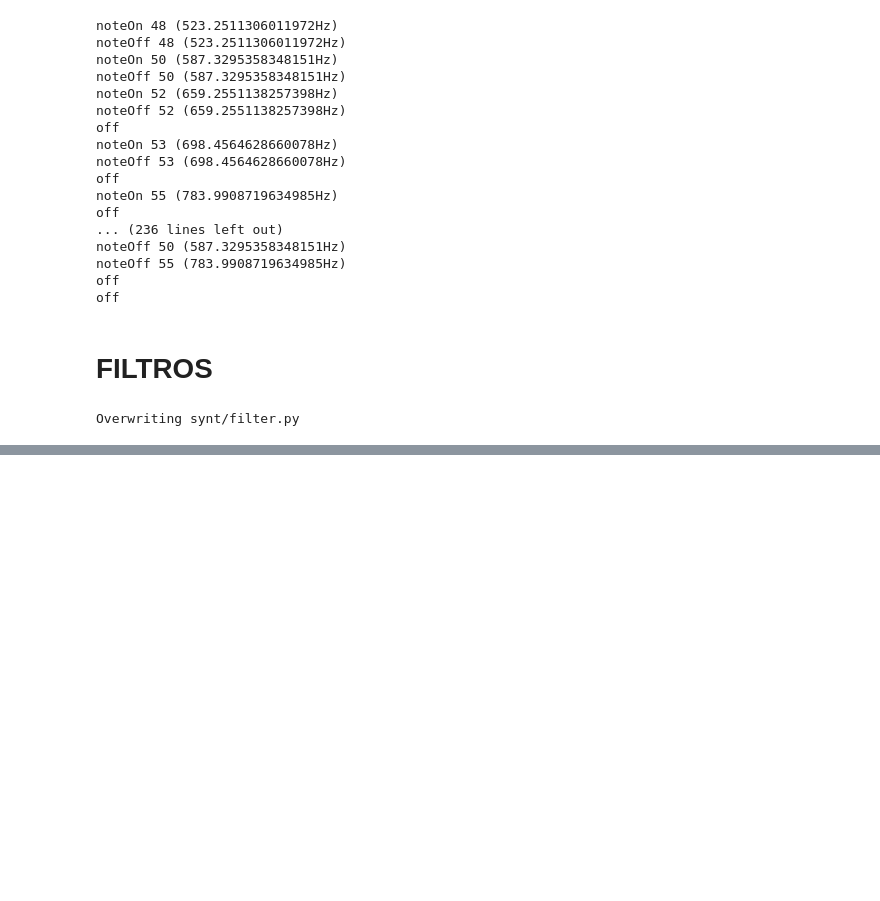
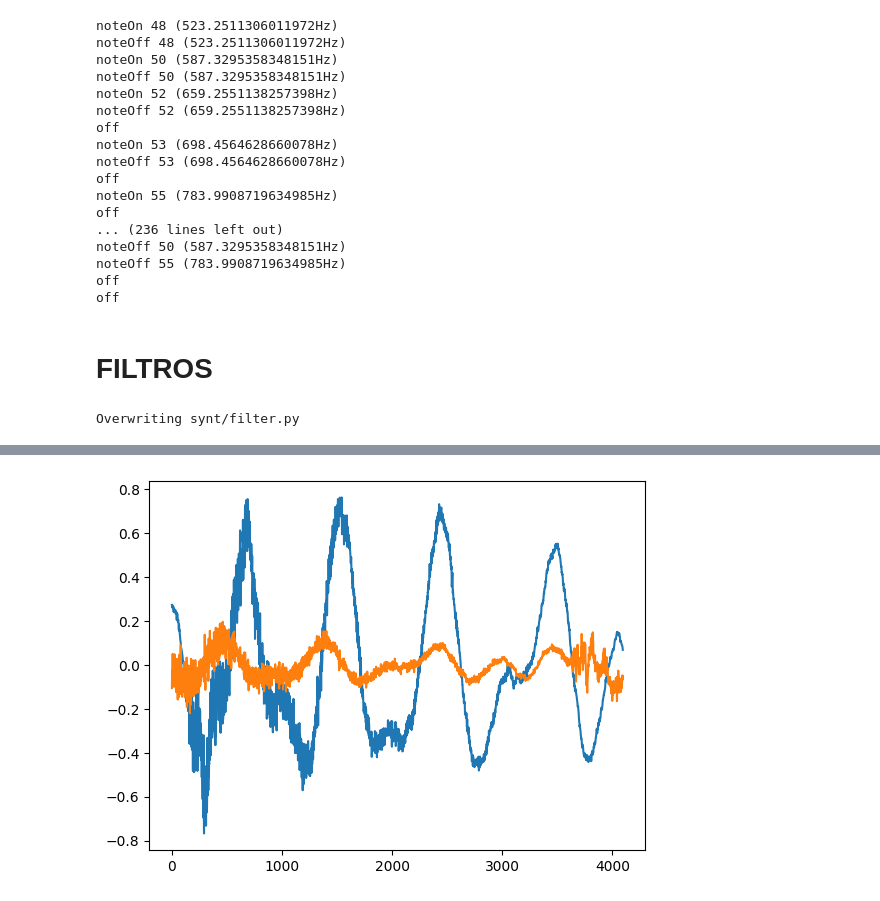
Before and after one commit to jperson4/Informatica-Musical, a Jupyter notebook: p5/p5.ipynb, the cells around one changed output, grey strips where cells are left out. Drawn from its saved outputs; the diff is of its cells as text; code cells hidden in the pictures; blank space fills up the shorter version.

```diff
--- a/p5/p5.ipynb
+++ b/p5/p5.ipynb
@@ -460,14 +460,14 @@ showOsc(s, 1, chunks=True)
 # %% [markdown]
 # FILTROS
 # %%
-%%writefile synt/filter.py
+# %%writefile synt/filter.py
 
 from synt.function import *
 from synt.const import *
 from tkinter import *
+import numpy as np
 
 from synt.osc import *
-import matplotlib.pyplot as plt
 
 # TODO ver si satura
 class FilterIIR(Function):
@@ -479,7 +479,7 @@ class FilterIIR(Function):
 
         self.alpha = alpha
         if isinstance(alpha, Const):
-            self.alpha_mem = alpha.next()
+            self.alpha_mem = alpha.next(np.arange(0, CHUNK))
         else:
             self.alpha_mem = 0
         # self.step = step
@@ -488,20 +488,20 @@ class FilterIIR(Function):
 
     def fun(self, tiempo):
         data = self.signal.next(tiempo)
-        _alpha = self.alpha.next(tiempo)
+
+        if isinstance(self.alpha, Const):
+            _alpha = np.full(CHUNK, self.alpha.next(tiempo))
+        else:
+            _alpha = self.alpha.next(tiempo)
 
         if self.act:
             data[0] = self.mem + self.alpha_mem * (data[0]-self.mem)
             for i in range(1,CHUNK):
                 data[i] = data[i-1] + _alpha[i] * (data[i]-data[i-1])
             self.mem = data[CHUNK-1]
+
         self.mem = data[-1] # actualizamos memo con ultima muestra
-
-
-        if isinstance(self.alpha, Const):
-            self.alpha_mem = _alpha
-        else:
-            self.alpha_mem = float(_alpha[-1])
+        self.alpha_mem = float(_alpha[-1])
 
         return data
 
@@ -532,8 +532,8 @@ Overwriting synt/filter.py
 # %%
 loop, _ = librosa.load("loop.wav", sr=SRATE)
 rsamp = RSampler(C(440, show=True), loop, C(400), C(1))
-# alpha =  C(.01, show=True, step=0.01, fr=0, to=2)
-alpha = Sine(freq=C(0.5, show=True), max=C(1, to=2, show=True), min=C(.5, to=2, show=True), show=True)
+alpha =  C(1, show=True, step=0.01, fr=0, to=2)
+# alpha = Sine(freq=C(0.5, show=True), max=C(1, to=2, show=True), min=C(.5, to=2, show=True), show=True)
 
 filt = FilterIIR(rsamp, alpha)
 f = 1
@@ -555,0 +673,19 @@ ALSA lib pcm.c:8772:(snd_pcm_recover) underrun occurred
+# %%
+loop, _ = librosa.load("loop.wav", sr=SRATE)
+rsamp = RSampler(C(440, show=True), loop, C(400), C(1))
+alpha =  C(.5, show=True, step=0.01, fr=0, to=2)
+# alpha = Sine(freq=C(0.5, show=True), max=C(1, to=2, show=True), min=C(.5, to=2, show=True), show=True)
+
+filt = HPFilter(rsamp, alpha)
+# synt = Synt(C(1), filt, C(1, show=True))
+
+tk = Tk()
+input = filt
+filt.activate()
+filt.doShow(tk)
+tk.mainloop()
+showOsc(rsamp, .1)
+showOsc(filt, .1)
+# TODO arreglar perdida en la amplitud y en la fase
+# %% [output]
+[figure, added]
```
Also changed, not shown: parts of 3 cells of this notebook, 5 other files.
